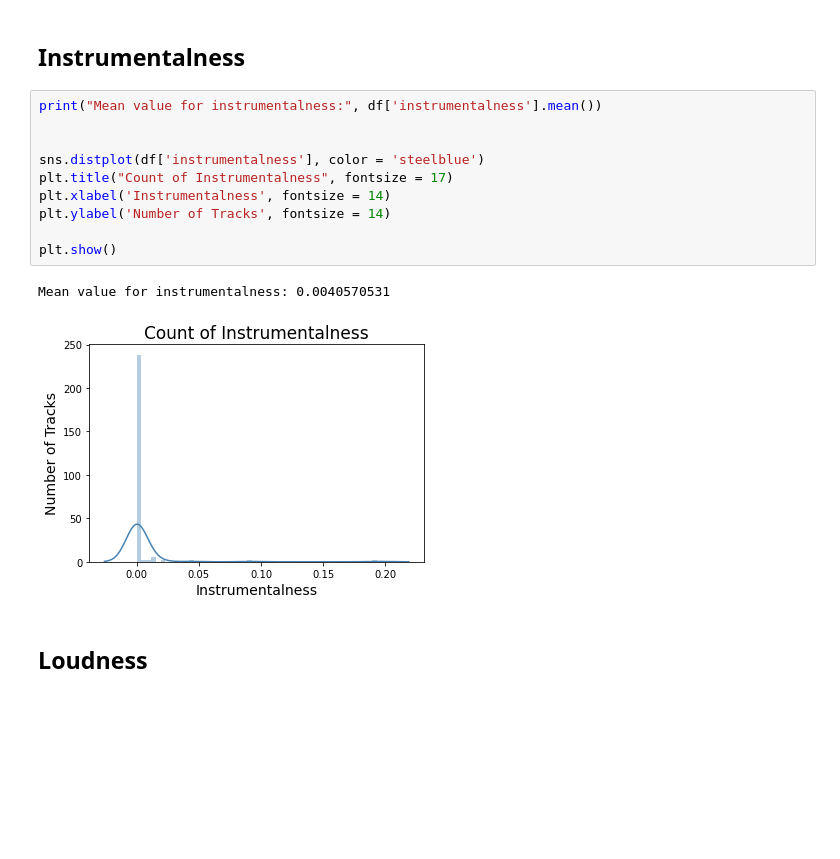
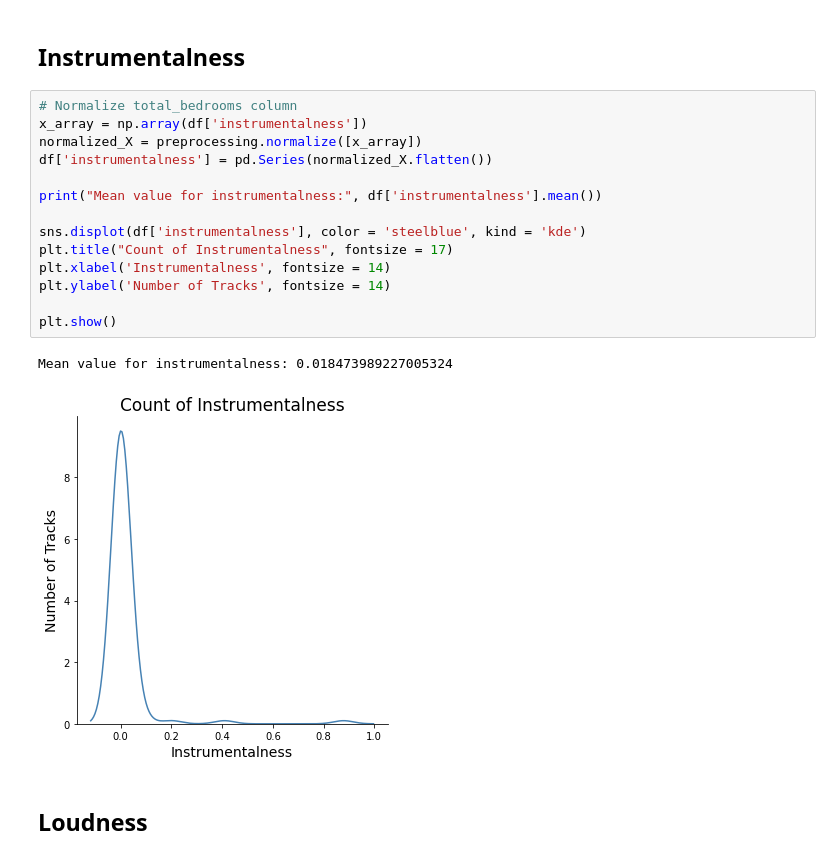
Before and after one commit to kodingwithkelly/OptimalFlowPlaylist, a Jupyter notebook: Spotify Project.ipynb, the cells around one changed output. Drawn from its saved outputs; the diff is of its cells as text; blank space fills up the shorter version.

```diff
--- a/Spotify Project.ipynb
+++ b/Spotify Project.ipynb
@@ -411,18 +412,22 @@ Mean value for tempo: 112.74702
 # %% [markdown]
 ## Instrumentalness
 # %%
+# Normalize total_bedrooms column
+x_array = np.array(df['instrumentalness'])
+normalized_X = preprocessing.normalize([x_array])
+df['instrumentalness'] = pd.Series(normalized_X.flatten())
+
 print("Mean value for instrumentalness:", df['instrumentalness'].mean())
 
-
-sns.distplot(df['instrumentalness'], color = 'steelblue')
+sns.displot(df['instrumentalness'], color = 'steelblue', kind = 'kde')
 plt.title("Count of Instrumentalness", fontsize = 17)
 plt.xlabel('Instrumentalness', fontsize = 14)
 plt.ylabel('Number of Tracks', fontsize = 14)
 
 plt.show()
 # %% [output]
-Mean value for instrumentalness: 0.0040570531
+Mean value for instrumentalness: 0.018473989227005324
-[figure, old version]
+[figure, new version]
 # %% [markdown]
 ## Loudness
 # %%
```
Also changed, not shown: parts of 2 cells of this notebook.
